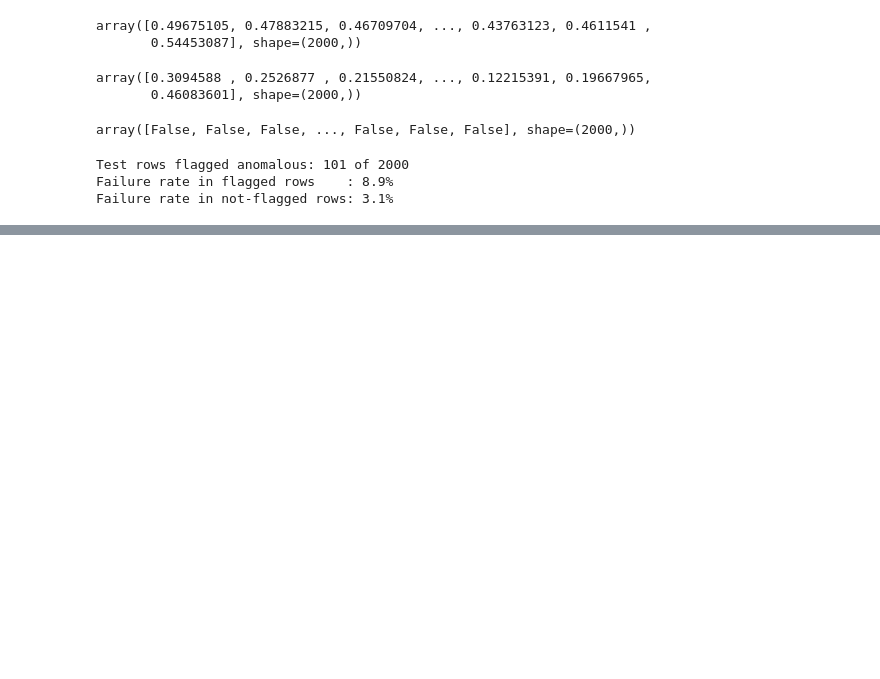
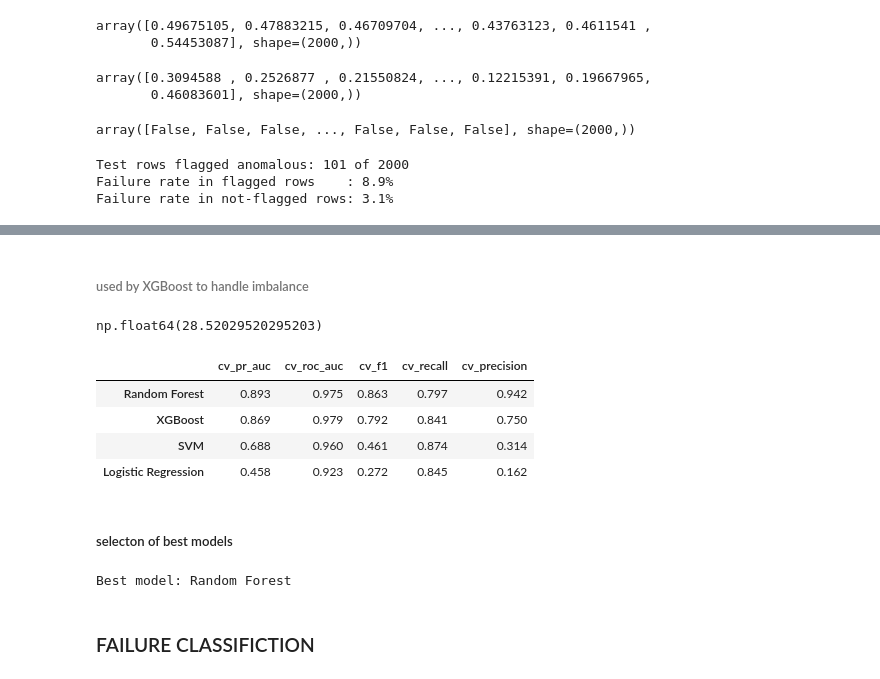
Before and after one commit to Ashwinvinod7/Statiscal_Anamoly_Detection_and_machine-_failure_prediction, a Jupyter notebook: ML_PROJECT_MFP/statiscal_anamoly_detection_and_machine_failure_prediction.ipynb, the cells around one changed output, grey strips where cells are left out. Cells and saved outputs as stored; diff of their text form; code cells hidden in the pictures; blank space fills up the shorter version.

Commit message:
MODEL TRAINING DONE

```diff
--- a/ML_PROJECT_MFP/statiscal_anamoly_detection_and_machine_failure_prediction.ipynb
+++ b/ML_PROJECT_MFP/statiscal_anamoly_detection_and_machine_failure_prediction.ipynb
@@ -622,0 +625,47 @@ Failure rate in not-flagged rows: 3.1%
+# %% [markdown]
+###### used by XGBoost to handle imbalance
+# %%
+ratio = (y_train == 0).sum() / (y_train == 1).sum()
+# %%
+ratio
+# %% [output]
+np.float64(28.52029520295203)
+# %%
+models = {
+    "Logistic Regression": make_pipeline(StandardScaler(),
+        LogisticRegression(class_weight="balanced", max_iter=1000)),
+    "Random Forest": RandomForestClassifier(n_estimators=300, min_samples_leaf=2,
+        class_weight="balanced_subsample", n_jobs=-1, random_state=42),
+    "XGBoost": XGBClassifier(n_estimators=300, max_depth=4, learning_rate=0.05, subsample=0.8,
+        colsample_bytree=0.8, scale_pos_weight=ratio, eval_metric="logloss", random_state=42),
+    "SVM": make_pipeline(StandardScaler(),
+        SVC(kernel="rbf", class_weight="balanced", probability=True, random_state=42)),
+}
+# %%
+cv = StratifiedKFold(n_splits=5, shuffle=True, random_state=42)
+scoring = {"pr_auc": "average_precision", "roc_auc": "roc_auc",
+           "f1": "f1", "recall": "recall", "precision": "precision"}
+# %%
+cv_rows = {}
+for name, model in models.items():
+    scores = cross_validate(model, X_train, y_train, cv=cv, scoring=scoring)
+    cv_rows[name] = {"cv_" + m: scores["test_" + m].mean() for m in scoring}
+
+cv_results = pd.DataFrame(cv_rows).T.round(3).sort_values("cv_pr_auc", ascending=False)
+cv_results
+# %% [output]
+|  | cv_pr_auc | cv_roc_auc | cv_f1 | cv_recall | cv_precision |
+| Random Forest | 0.893 | 0.975 | 0.863 | 0.797 | 0.942 |
+| XGBoost | 0.869 | 0.979 | 0.792 | 0.841 | 0.750 |
+| SVM | 0.688 | 0.960 | 0.461 | 0.874 | 0.314 |
+| Logistic Regression | 0.458 | 0.923 | 0.272 | 0.845 | 0.162 |
+# %% [markdown]
+##### selecton of best models
+# %%
+best_name = cv_results["cv_pr_auc"].idxmax()
+best_model = models[best_name]
+print("Best model:", best_name)
+# %% [output]
+Best model: Random Forest
+# %% [markdown]
+### FAILURE CLASSIFICTION
```
Also changed, not shown: parts of 1 cell of this notebook.
